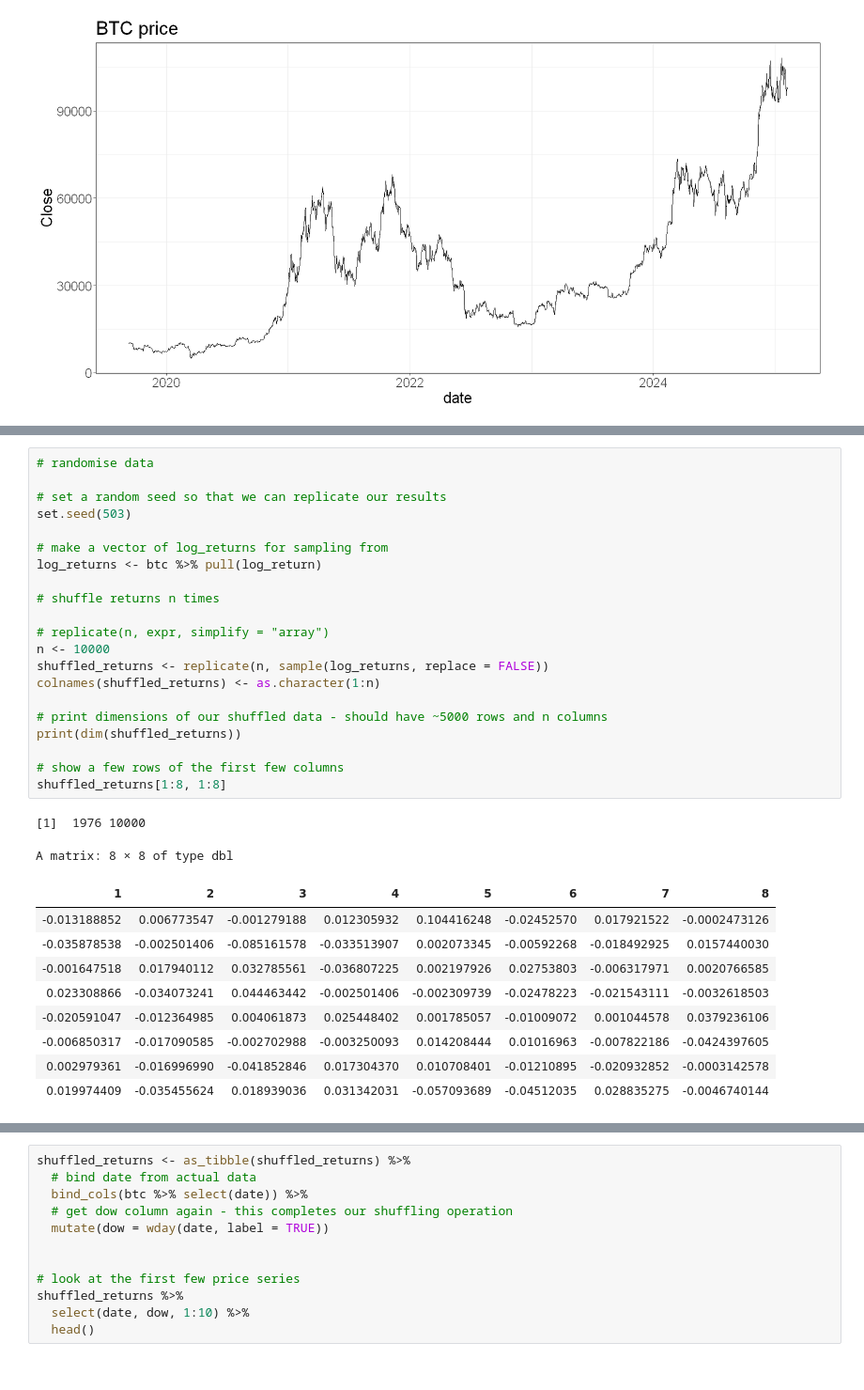
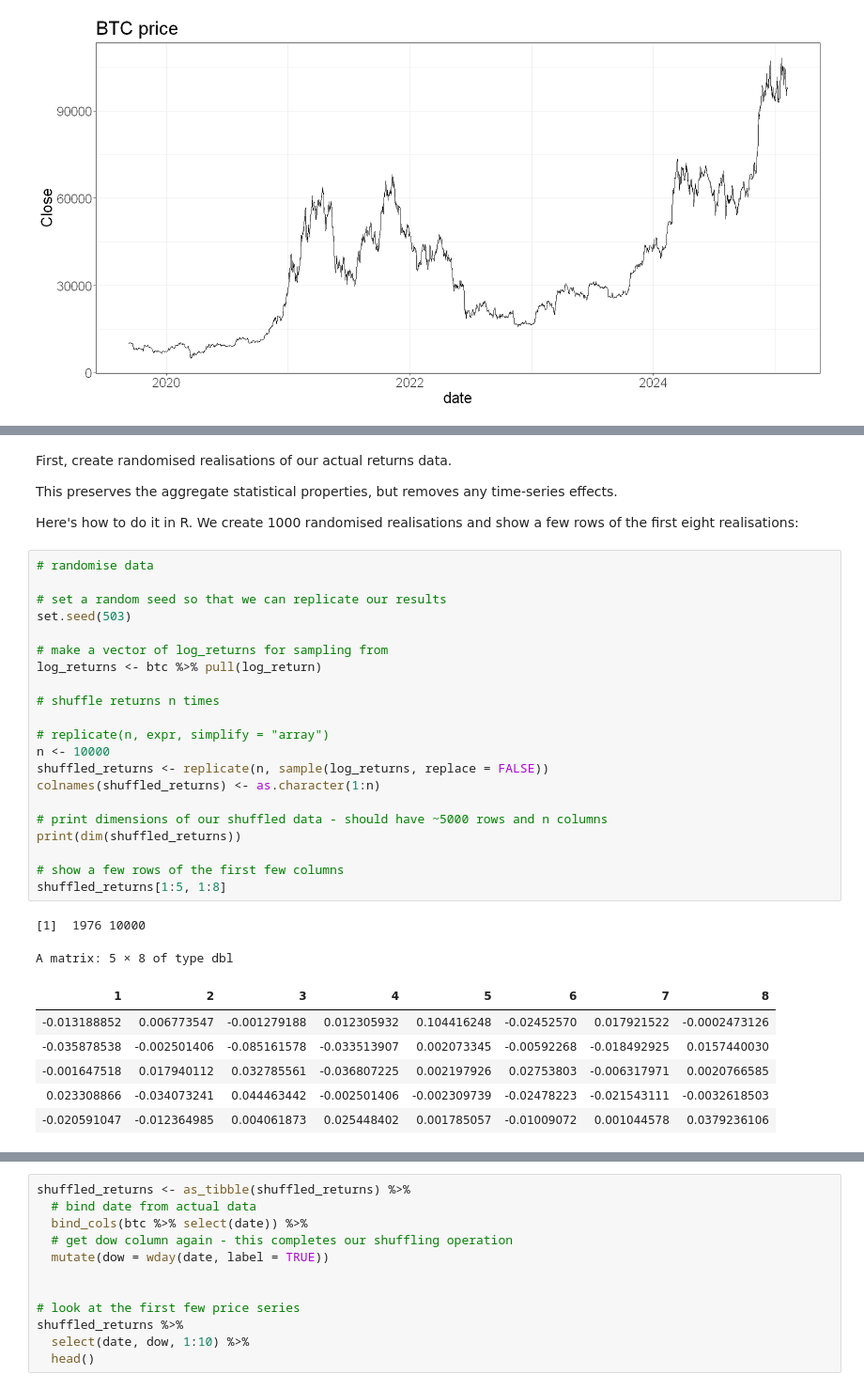
Before and after one commit to Robot-Wealth/trader-tales, a Jupyter notebook: quant-techniques/chance_of_seasonality.ipynb, the cells around one changed output, grey strips where cells are left out. Shown at 94% size. Cells and saved outputs as stored; diff of their text form.

```diff
--- a/quant-techniques/chance_of_seasonality.ipynb
+++ b/quant-techniques/chance_of_seasonality.ipynb
@@ -77,33 +158,36 @@ actual %>%
+# %% [markdown]
+First, create randomised realisations of our actual returns data.
+
+This preserves the aggregate statistical properties, but removes any time-series effects.
+
+Here's how to do it in R. We create 1000 randomised realisations and show a few rows of the first eight realisations:
 # %%
 # randomise data
 
 # set a random seed so that we can replicate our results
 set.seed(503)
 
 # make a vector of log_returns for sampling from
 log_returns <- btc %>% pull(log_return)
 
 # shuffle returns n times
 
 # replicate(n, expr, simplify = "array")
 n <- 10000
 shuffled_returns <- replicate(n, sample(log_returns, replace = FALSE))
 colnames(shuffled_returns) <- as.character(1:n)
 
 # print dimensions of our shuffled data - should have ~5000 rows and n columns
 print(dim(shuffled_returns))
 
 # show a few rows of the first few columns
-shuffled_returns[1:8, 1:8]
+shuffled_returns[1:5, 1:8]
 # %% [output]
 [1]  1976 10000
-A matrix: 8 × 8 of type dbl
+A matrix: 5 × 8 of type dbl
 | 1 | 2 | 3 | 4 | 5 | 6 | 7 | 8 |
 | -0.013188852 | 0.006773547 | -0.001279188 | 0.012305932 | 0.104416248 | -0.02452570 | 0.017921522 | -0.0002473126 |
 | -0.035878538 | -0.002501406 | -0.085161578 | -0.033513907 | 0.002073345 | -0.00592268 | -0.018492925 | 0.0157440030 |
 | -0.001647518 | 0.017940112 | 0.032785561 | -0.036807225 | 0.002197926 | 0.02753803 | -0.006317971 | 0.0020766585 |
 | 0.023308866 | -0.034073241 | 0.044463442 | -0.002501406 | -0.002309739 | -0.02478223 | -0.021543111 | -0.0032618503 |
 | -0.020591047 | -0.012364985 | 0.004061873 | 0.025448402 | 0.001785057 | -0.01009072 | 0.001044578 | 0.0379236106 |
-| -0.006850317 | -0.017090585 | -0.002702988 | -0.003250093 | 0.014208444 | 0.01016963 | -0.007822186 | -0.0424397605 |
-| 0.002979361 | -0.016996990 | -0.041852846 | 0.017304370 | 0.010708401 | -0.01210895 | -0.020932852 | -0.0003142578 |
-| 0.019974409 | -0.035455624 | 0.018939036 | 0.031342031 | -0.057093689 | -0.04512035 | 0.028835275 | -0.0046740144 |
```
Also changed, not shown: parts of 20 cells of this notebook.
